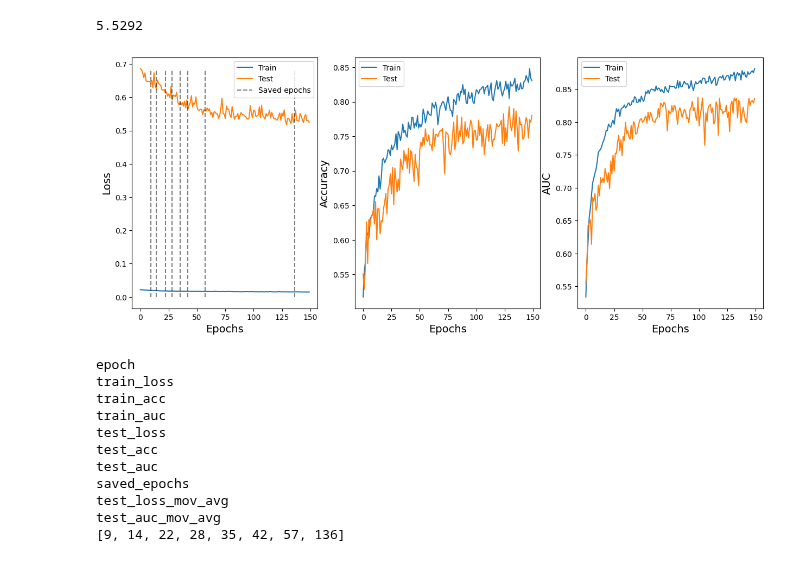
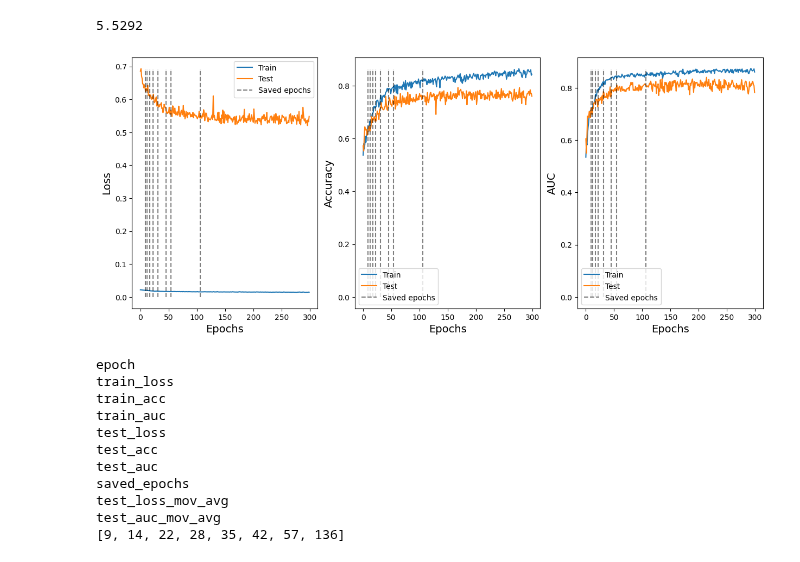
Before and after one commit to lnsayer/personal_repo, a Jupyter notebook: drug discovery with BACE dataset/graph_classification_bace_dataset.ipynb, the cells around one changed output. Drawn from its saved outputs; the diff is of its cells as text; code cells hidden in the pictures.

Commit message:
practised using moving average for 300 epochs in the gcn model. Seems to be working well

```diff
--- a/drug discovery with BACE dataset/graph_classification_bace_dataset.ipynb
+++ b/drug discovery with BACE dataset/graph_classification_bace_dataset.ipynb
@@ -875,7 +875,7 @@ def train(model: torch.nn.Module,
         results["test_auc_mov_avg"].append(None)
 
       if current_moving_loss_avg is not None and current_moving_auc_avg is not None:
-        if current_moving_loss_avg < best_moving_loss_avg*0.98 and current_moving_auc_avg > 1.02*best_moving_auc_avg:
+        if current_moving_loss_avg < best_moving_loss_avg*0.99 and current_moving_auc_avg > 1.01*best_moving_auc_avg:
           results["saved_epochs"].append(i)
           torch.save(obj=model.state_dict(), # only saving the state_dict() only saves the models learned parameters
                     f=model_save_path)
@@ -885,7 +885,7 @@ def train(model: torch.nn.Module,
           best_moving_auc_avg = current_moving_auc_avg
 
       if len(results["test_loss"]) > window_size + patience and len(results["test_loss"]) > window_size + patience:
-        if min(results["test_loss"][-patience:])*1.02 > best_moving_loss_avg and max(results["test_auc"][-patience:])*1.02 > best_moving_auc_avg:
+        if min(results["test_loss"][-patience:]) > best_moving_loss_avg and max(results["test_auc"][-patience:]) > best_moving_auc_avg:
             print("Early stopping")
             break
     save_timer_end = timer()
@@ -926,7 +926,7 @@ num_features = next(iter(train_dataloader)).x.shape[1]
 num_hidden_channels = 128
 num_out_channels = 2
 # with global mean pooling, best is around 100 epochs
-nb_epochs = 150
+nb_epochs = 300
 pool_method = global_mean_pool
 
 # Instantiating GCN Classifier
@@ -1121,9 +1121,13 @@ def loss_acc_auc_plots(results):
 
   ax[1].plot(results["epoch"], results["train_acc"], label="Train");
   ax[1].plot(results["epoch"], results["test_acc"],  label="Test");
+  ax[1].vlines(results["saved_epochs"], ymin=0, ymax = max(results["train_acc"]), alpha=0.5, colors='black', linestyle='dashed', label = 'Saved epochs')
+
 
   ax[2].plot(results["epoch"], results["train_auc"], label="Train");
   ax[2].plot(results["epoch"], results["test_auc"],  label="Test");
+  ax[2].vlines(results["saved_epochs"], ymin=0, ymax = max(results["train_auc"]), alpha=0.5, colors='black', linestyle='dashed', label = 'Saved epochs')
+
 
   ax[0].set_xlabel("Epochs", size=14)
   ax[0].set_ylabel("Loss", size=14)
@@ -1138,12 +1142,12 @@ def loss_acc_auc_plots(results):
   ax[1].legend();
   ax[2].legend();
 # %%
-with open('/content/drive/MyDrive/bace_graph_project/models/gcn_models/0_128_150_global_mean_pool_results.pkl', 'rb') as f:
+with open('/content/drive/MyDrive/bace_graph_project/models/gcn_models/0_128_300_global_mean_pool_results.pkl', 'rb') as f:
     loaded_dict = pickle.load(f)
 
 loss_acc_auc_plots(loaded_dict)
 # %% [output]
-[figure, old version]
+[figure, new version]
 # %%
 for key in loaded_dict:
    print(key)
```
Also changed, not shown: parts of 9 cells of this notebook.
